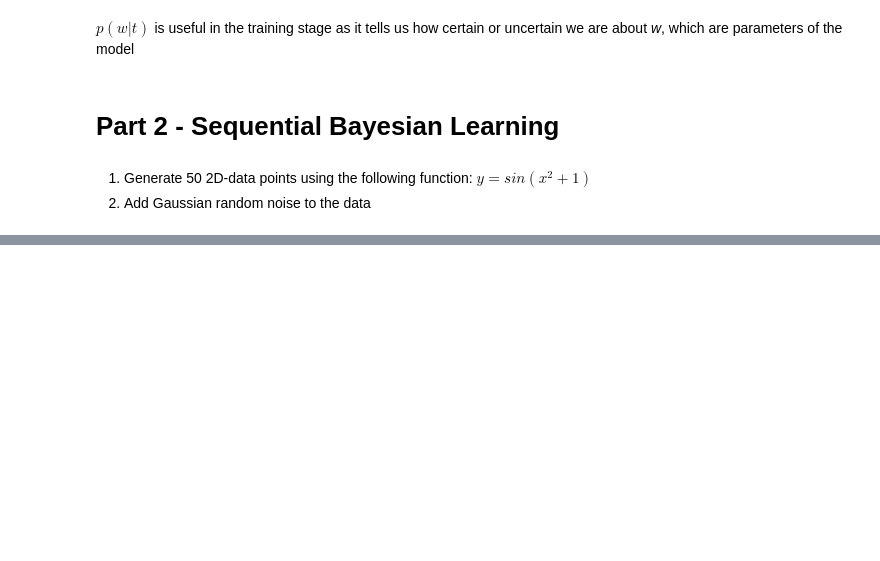
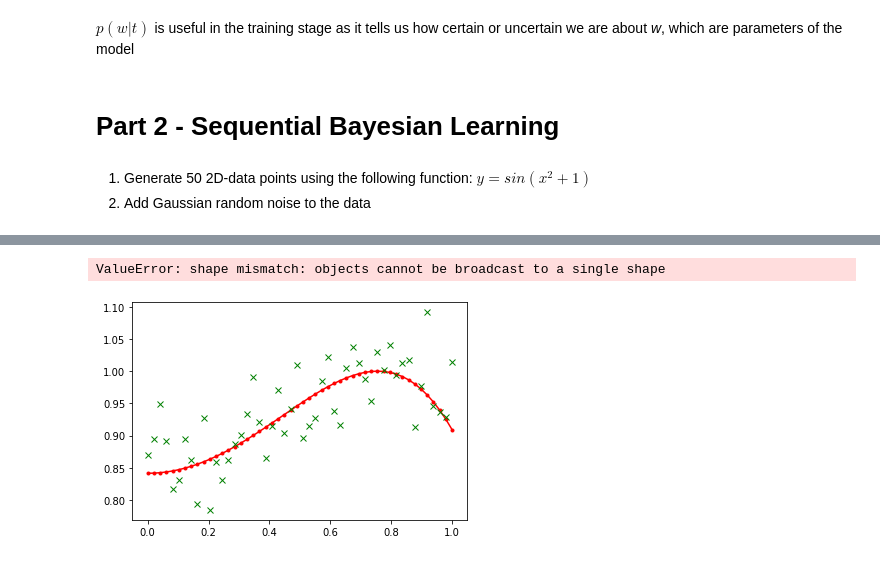
Before and after one commit to kvelon/ysc4216, a Jupyter notebook: assignments/Assignment 3 - Full Bayesian Inference.ipynb, the cells around one changed output, grey strips where cells are left out. Cells and saved outputs as stored; diff of their text form; code cells hidden in the pictures; blank space fills up the shorter version.

```diff
--- a/assignments/Assignment 3 - Full Bayesian Inference.ipynb
+++ b/assignments/Assignment 3 - Full Bayesian Inference.ipynb
@@ -152,0 +307,2 @@ def sequential_bayesian(x_act, y_noise, M, basis_function, alpha=0, beta=1):
+# %%
+y_est_lst, y_error_lst = predictive_dist(x_act, y_noise, 6, gaussian_basis, 0.5, 5)
@@ -152,0 +342,10 @@ def sequential_bayesian(x_act, y_noise, M, basis_function, alpha=0, beta=1):
+# %%
+fig = plt.figure()
+ax = fig.add_subplot(111)
+
+ax.plot(x_act, y_act, '-ro', markersize=3, label='Original curve')
+ax.plot(x_act, y_noise, '-gx', linestyle='none', label='Noisy data')
+ax.errorbar(x_act, y_est_lst[0], yerr=y_error_lst[0], label='Fitted curve')
+# %% [output]
+ValueError: shape mismatch: objects cannot be broadcast to a single shape
+[figure, added]
```
Also changed, not shown: parts of 22 cells of this notebook.
